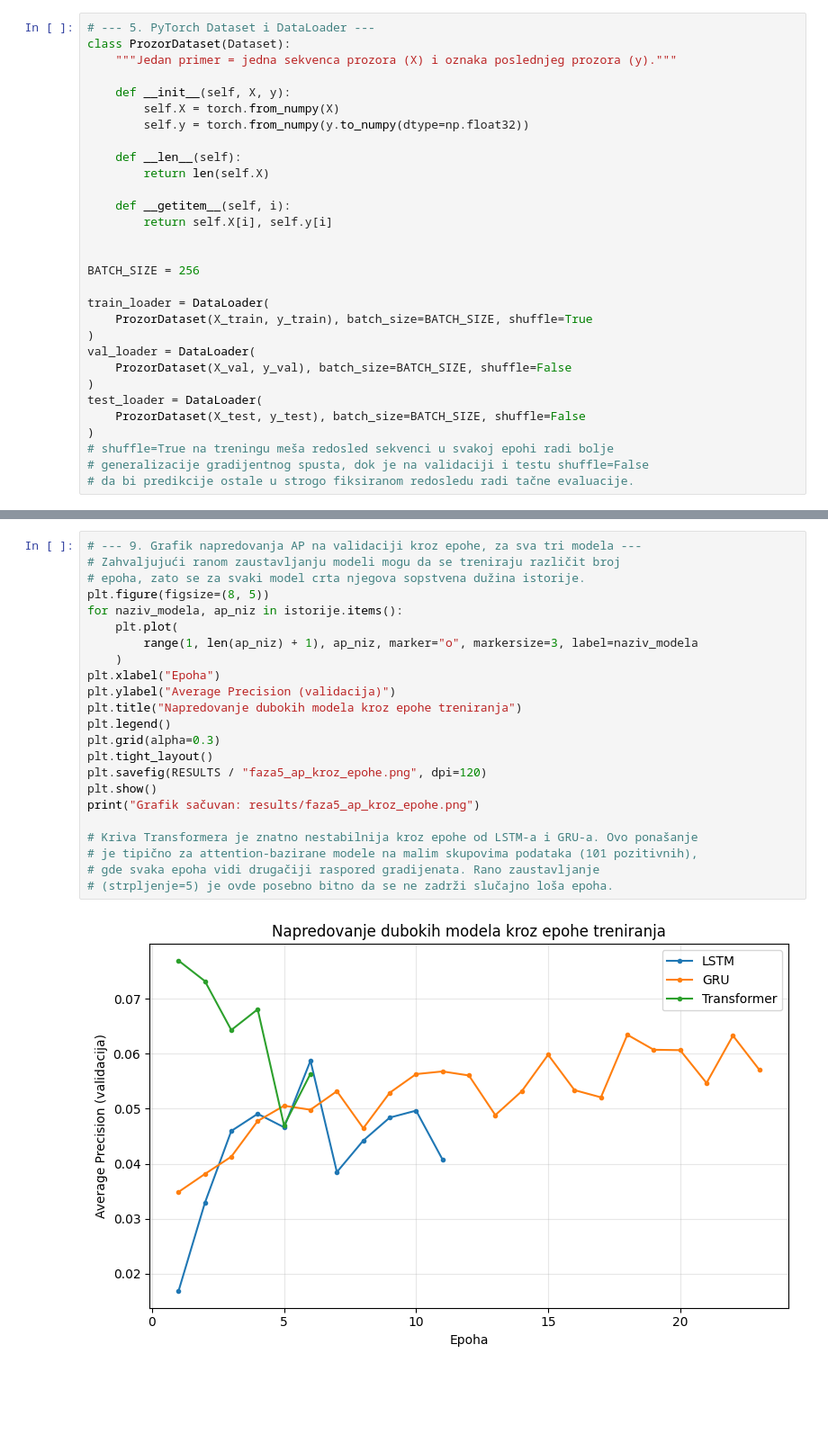
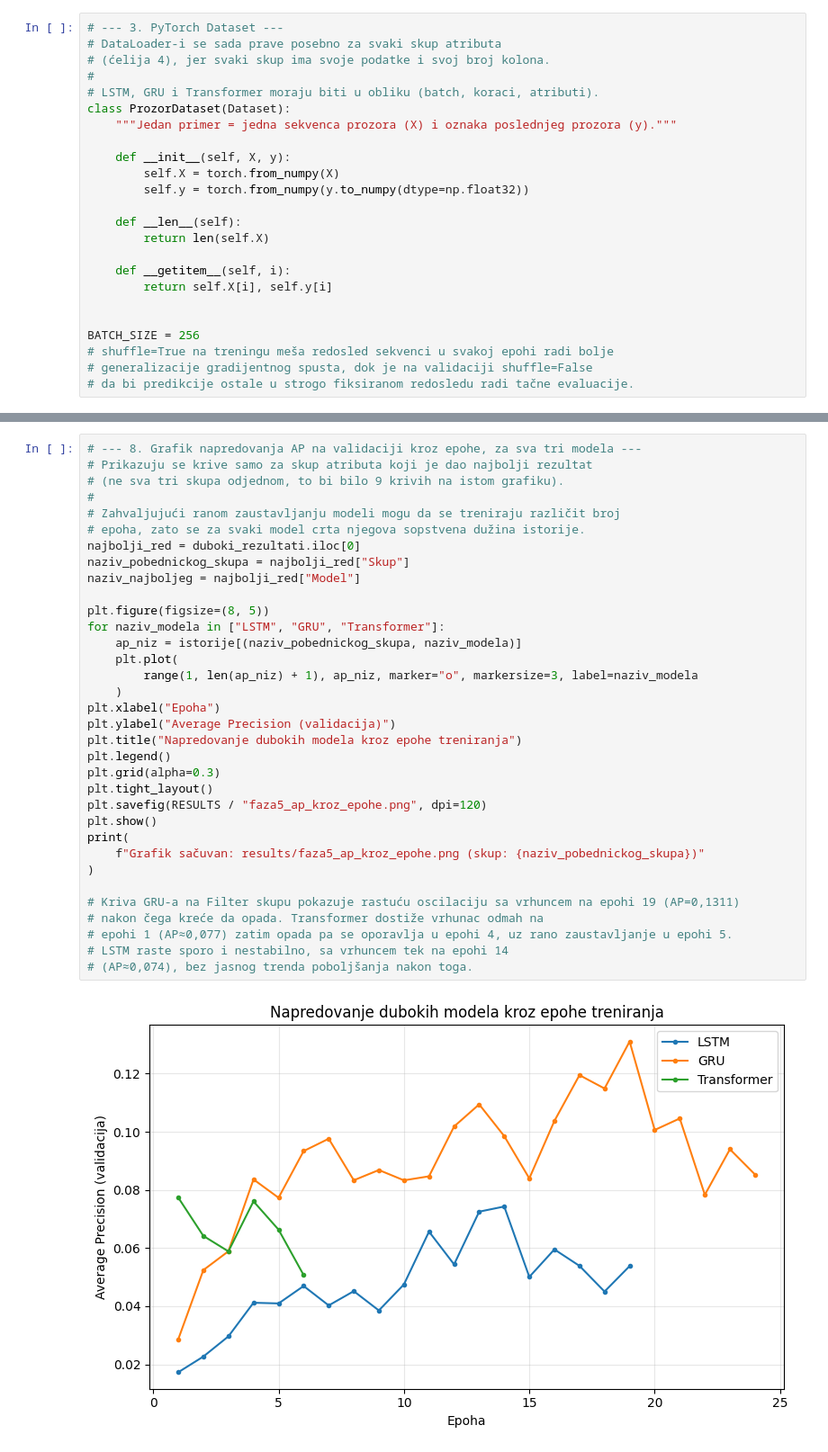
Before and after one commit to FilipMilovanovic/Lateral-Movement-Detection, a Jupyter notebook: notebooks/05_deep_models.ipynb, the cells around one changed output, grey strips where cells are left out. Shown at 90% size. Saved outputs shown, nothing was run; the diff lists cells and outputs as text; blank space fills up the shorter version.

Commit message:
Phase 5, 7: compare deep models across all feature sets, update test evaluation

```diff
--- a/notebooks/05_deep_models.ipynb
+++ b/notebooks/05_deep_models.ipynb
@@ -136,5 +112,9 @@ test:  (160865, 10, 11), pozitivnih: 35
 # %%
-# --- 5. PyTorch Dataset i DataLoader ---
+# --- 3. PyTorch Dataset ---
+# DataLoader-i se sada prave posebno za svaki skup atributa
+# (ćelija 4), jer svaki skup ima svoje podatke i svoj broj kolona.
+#
+# LSTM, GRU i Transformer moraju biti u obliku (batch, koraci, atributi).
 class ProzorDataset(Dataset):
     """Jedan primer = jedna sekvenca prozora (X) i oznaka poslednjeg prozora (y)."""
 
@@ -150,16 +130,6 @@ class ProzorDataset(Dataset):
 
 
 BATCH_SIZE = 256
-
-train_loader = DataLoader(
-    ProzorDataset(X_train, y_train), batch_size=BATCH_SIZE, shuffle=True
-)
-val_loader = DataLoader(
-    ProzorDataset(X_val, y_val), batch_size=BATCH_SIZE, shuffle=False
-)
-test_loader = DataLoader(
-    ProzorDataset(X_test, y_test), batch_size=BATCH_SIZE, shuffle=False
-)
 # shuffle=True na treningu meša redosled sekvenci u svakoj epohi radi bolje
-# generalizacije gradijentnog spusta, dok je na validaciji i testu shuffle=False
+# generalizacije gradijentnog spusta, dok je na validaciji shuffle=False
 # da bi predikcije ostale u strogo fiksiranom redosledu radi tačne evaluacije.
@@ -385,26 +417,37 @@ Transformer  0.0770       0.8801
 Sačuvano: results/faza5_poredjenje_dubokih_modela.csv
 # %%
-# --- 9. Grafik napredovanja AP na validaciji kroz epohe, za sva tri modela ---
+# --- 8. Grafik napredovanja AP na validaciji kroz epohe, za sva tri modela ---
+# Prikazuju se krive samo za skup atributa koji je dao najbolji rezultat
+# (ne sva tri skupa odjednom, to bi bilo 9 krivih na istom grafiku).
+#
 # Zahvaljujući ranom zaustavljanju modeli mogu da se treniraju različit broj
 # epoha, zato se za svaki model crta njegova sopstvena dužina istorije.
+najbolji_red = duboki_rezultati.iloc[0]
+naziv_pobednickog_skupa = najbolji_red["Skup"]
+naziv_najboljeg = najbolji_red["Model"]
+
 plt.figure(figsize=(8, 5))
-for naziv_modela, ap_niz in istorije.items():
+for naziv_modela in ["LSTM", "GRU", "Transformer"]:
+    ap_niz = istorije[(naziv_pobednickog_skupa, naziv_modela)]
     plt.plot(
         range(1, len(ap_niz) + 1), ap_niz, marker="o", markersize=3, label=naziv_modela
     )
 plt.xlabel("Epoha")
 plt.ylabel("Average Precision (validacija)")
 plt.title("Napredovanje dubokih modela kroz epohe treniranja")
 plt.legend()
 plt.grid(alpha=0.3)
 plt.tight_layout()
 plt.savefig(RESULTS / "faza5_ap_kroz_epohe.png", dpi=120)
 plt.show()
-print("Grafik sačuvan: results/faza5_ap_kroz_epohe.png")
+print(
+    f"Grafik sačuvan: results/faza5_ap_kroz_epohe.png (skup: {naziv_pobednickog_skupa})"
+)
 
-# Kriva Transformera je znatno nestabilnija kroz epohe od LSTM-a i GRU-a. Ovo ponašanje
-# je tipično za attention-bazirane modele na malim skupovima podataka (101 pozitivnih),
-# gde svaka epoha vidi drugačiji raspored gradijenata. Rano zaustavljanje
-# (strpljenje=5) je ovde posebno bitno da se ne zadrži slučajno loša epoha.
+# Kriva GRU-a na Filter skupu pokazuje rastuću oscilaciju sa vrhuncem na epohi 19 (AP=0,1311)
+# nakon čega kreće da opada. Transformer dostiže vrhunac odmah na
+# epohi 1 (AP≈0,077) zatim opada pa se oporavlja u epohi 4, uz rano zaustavljanje u epohi 5.
+# LSTM raste sporo i nestabilno, sa vrhuncem tek na epohi 14
+# (AP≈0,074), bez jasnog trenda poboljšanja nakon toga.
 # %% [output]
-[figure, old version]
+[figure, new version]
```
Also changed, not shown: parts of 12 cells of this notebook, 10 other files.
